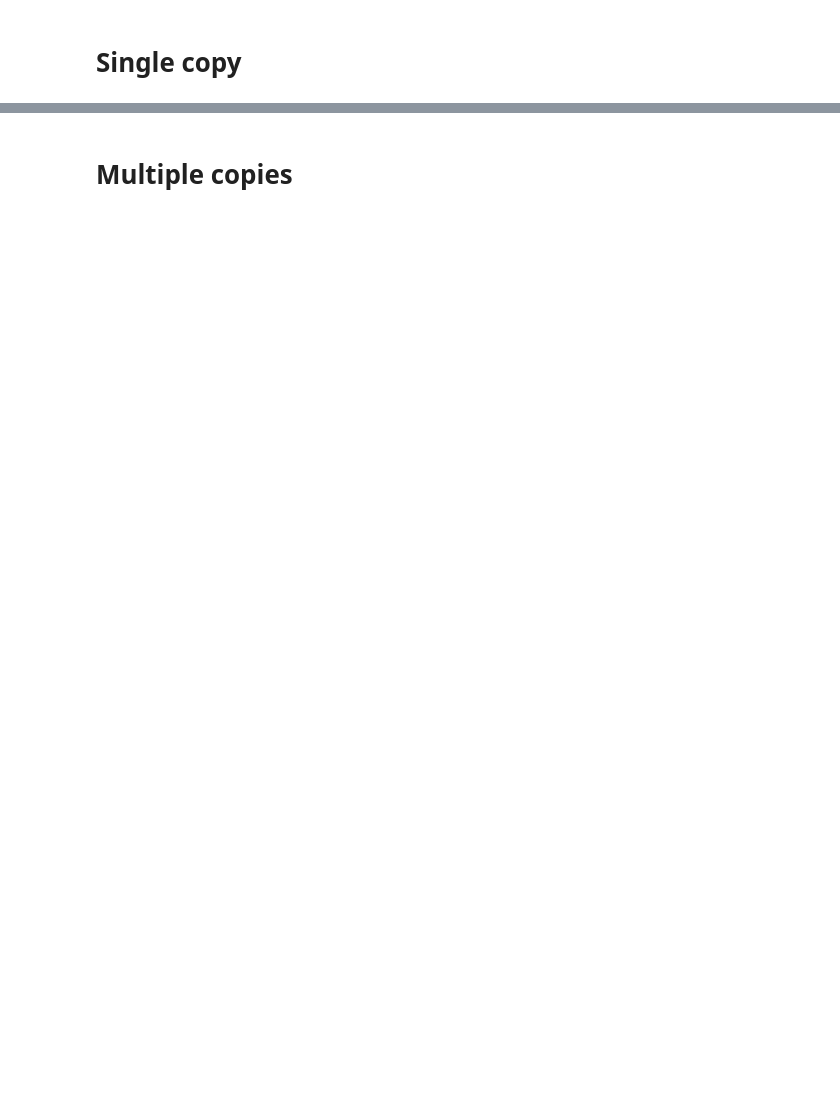
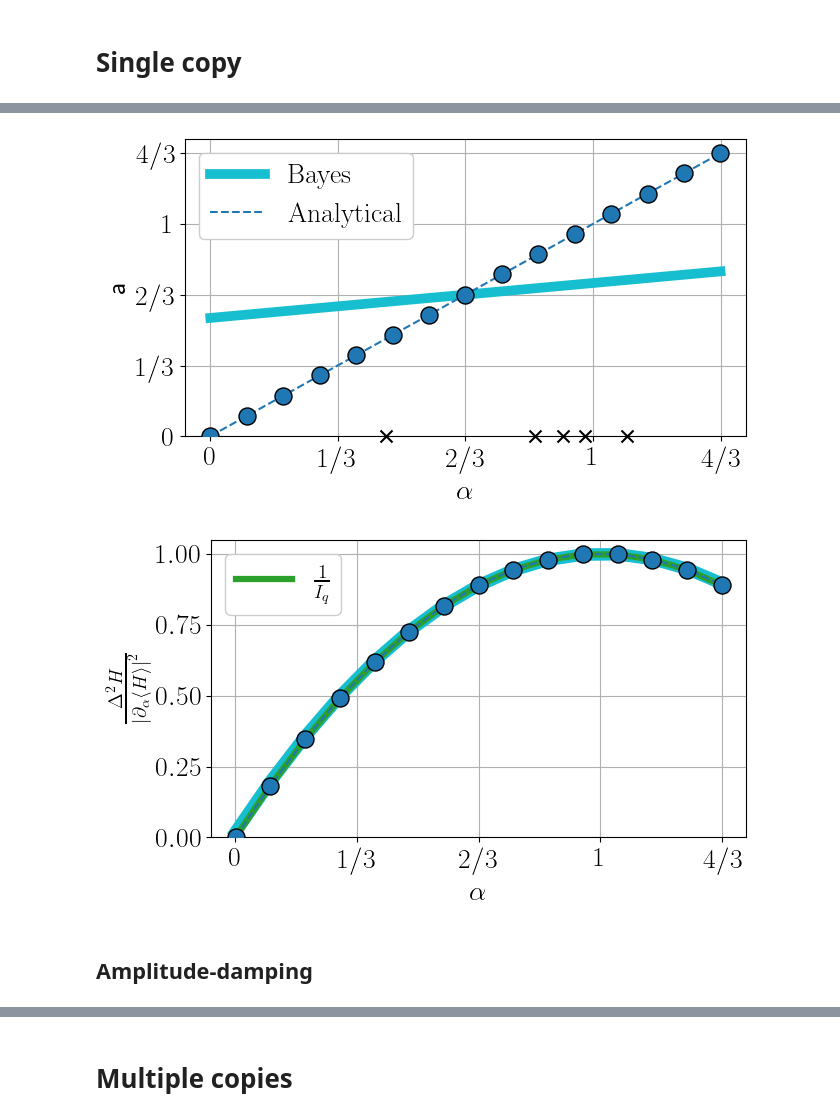
Before and after one commit to kardashin/quantum_regression, a Jupyter notebook: channels.ipynb, the cells around one changed output, grey strips where cells are left out. Drawn from its saved outputs; the diff is of its cells as text; code cells hidden in the pictures; blank space fills up the shorter version.

```diff
--- a/channels.ipynb
+++ b/channels.ipynb
@@ -71,0 +129,50 @@ def aux_info(channel_func, channel_pars, channel_args, dm_ini, pars, n_layers, n
+# %%
+### taken from channels_bayes.ipynb ###
+expecs_bayes, expecs_der_bayes, disps_bayes = (array([0.55722873, 0.57286288, 0.58849702, 0.60413116, 0.6197653 , 0.63539944, 0.65103359, 0.66666773, 0.68230187, 0.69793601, 0.71357015, 0.72920429, 0.74483844, 0.76047258, 0.77610672]),
+                                               array([0.16665836, 0.16665836, 0.16665836, 0.16665836, 0.16665836, 0.16665836, 0.16665836, 0.16665836, 0.16665836, 0.16665836, 0.16665836, 0.16665836, 0.16665836, 0.16665836, 0.16665836]),
+                                               array([0.00055272, 0.00546731, 0.00989304, 0.01382991, 0.01727794, 0.02023711, 0.02270743, 0.0246889 , 0.02618151, 0.02718527, 0.02770018, 0.02772624, 0.02726344, 0.02631179, 0.02487129]))
+# %%
+### taken from analytical.ipynb ###
+expecs_theor, expecs_der_theor, disps_theor = (array([0.00133267, 0.09638038, 0.1914281 , 0.28647581, 0.38152352, 0.47657124, 0.57161895, 0.66666667, 0.76171438, 0.8567621 , 0.95180981, 1.04685752, 1.14190524, 1.23695295, 1.33200067]),
+                                               array([0.99900075, 0.99900075, 0.99900075, 0.99900075, 0.99900075, 0.99900075, 0.99900075, 0.99900075, 0.99900075, 0.99900075, 0.99900075, 0.99900075, 0.99900075, 0.99900075, 0.99900075]),
+                                               array([0.001997  , 0.18277336, 0.34548159, 0.49012167, 0.61669363, 0.72519744, 0.81563312, 0.88800067, 0.94230007, 0.97853135, 0.99669448, 0.99678948, 0.97881635, 0.94277508, 0.88866567]))
+# %%
+matplotlib.rcParams.update({'font.size': 20})
+
+plt.figure(figsize=(7, 4.25))
+plt.scatter(labels_test, expecs_test, s=150, ec="black", zorder=10)
+plt.plot(labels_test, expecs_bayes, zorder=2, linewidth=7, color="tab:cyan", label="Bayes")
+# plt.plot(labels_test, labels_test, color="black", linewidth=0.5)
+plt.plot(labels_test, expecs_theor, color="C0", linestyle="--", linewidth=1.5, label="Analytical")
+plt.scatter(labels_train, [0]*T, color="black", s=75, marker="x", clip_on=False, zorder=10) #
+plt.xlabel(r"$\alpha$")
+plt.ylabel(r"$\mathsf{a}$")
+plt.xticks([0, 1/3, 2/3, 3/3, 4/3], [r"$0$", r"$1/3$", r"$2/3$", r"$1$", r"$4/3$"]) # for the depolarizing channel
+plt.yticks([0, 1/3, 2/3, 3/3, 4/3], [r"$0$", r"$1/3$", r"$2/3$", r"$1$", r"$4/3$"]) # for the depolarizing channel
+plt.grid(zorder=0)
+plt.legend(framealpha=1)
+plt.ylim(0)
+plt.tight_layout()
+# plt.savefig(save_path + "depolar-plus-est.pdf", transparent=True, bbox_inches='tight')
+plt.show()
+
+
+plt.figure(figsize=(7, 4.25))
+plt.scatter(labels_test, n_copies*disps_test/expecs_der_test**2, s=150, ec="black", zorder=10)
+plt.plot(labels_test, disps_theor/expecs_der_theor**2, color="C0", linestyle="--", linewidth=1.5, zorder=9)
+plt.plot(labels_test, 1/QFIs_test, color="C2", label=r"$\frac{1}{I_q}$", linewidth=4.5, linestyle="solid", zorder=8) # , color="tab:blue"
+plt.plot(labels_test, disps_bayes/expecs_der_bayes**2, zorder=2, linewidth=9, color="tab:cyan")
+plt.xticks([0, 1/3, 2/3, 3/3, 4/3], [r"$0$", r"$1/3$", r"$2/3$", r"$1$", r"$4/3$"]) # for the depolarizing channel
+plt.ylabel(r"$\frac{\Delta^2 H}{\left|\partial_\alpha \langle H \rangle \right|^2}$" )
+plt.xlabel(r"$\alpha$")
+plt.grid()
+plt.legend(framealpha=1)
+plt.ylim(0)
+plt.tight_layout()
+# plt.savefig(save_path + "depolar-plus-var.pdf", transparent=True, bbox_inches='tight')
+plt.show()
+# %% [output]
+[figure, added]
+[figure, added]
+# %% [markdown]
+## Amplitude-damping
```
Also changed, not shown: parts of 37 cells of this notebook, 16 other files.
